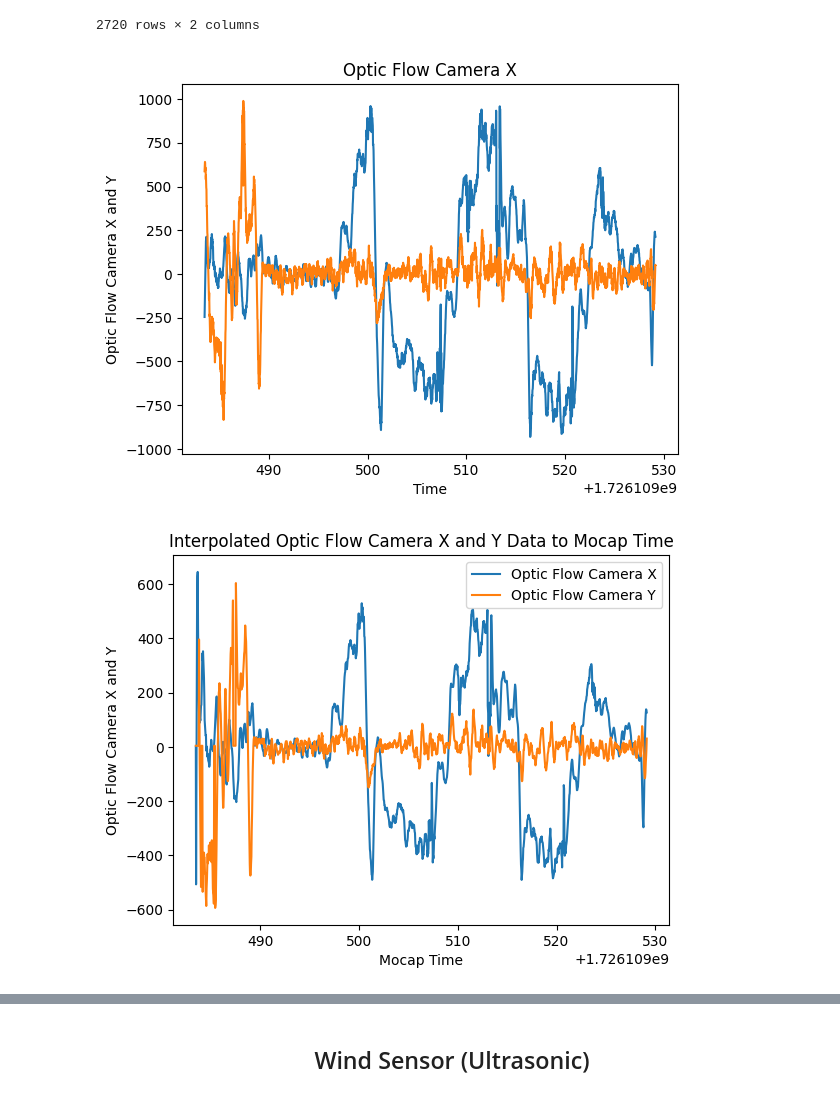
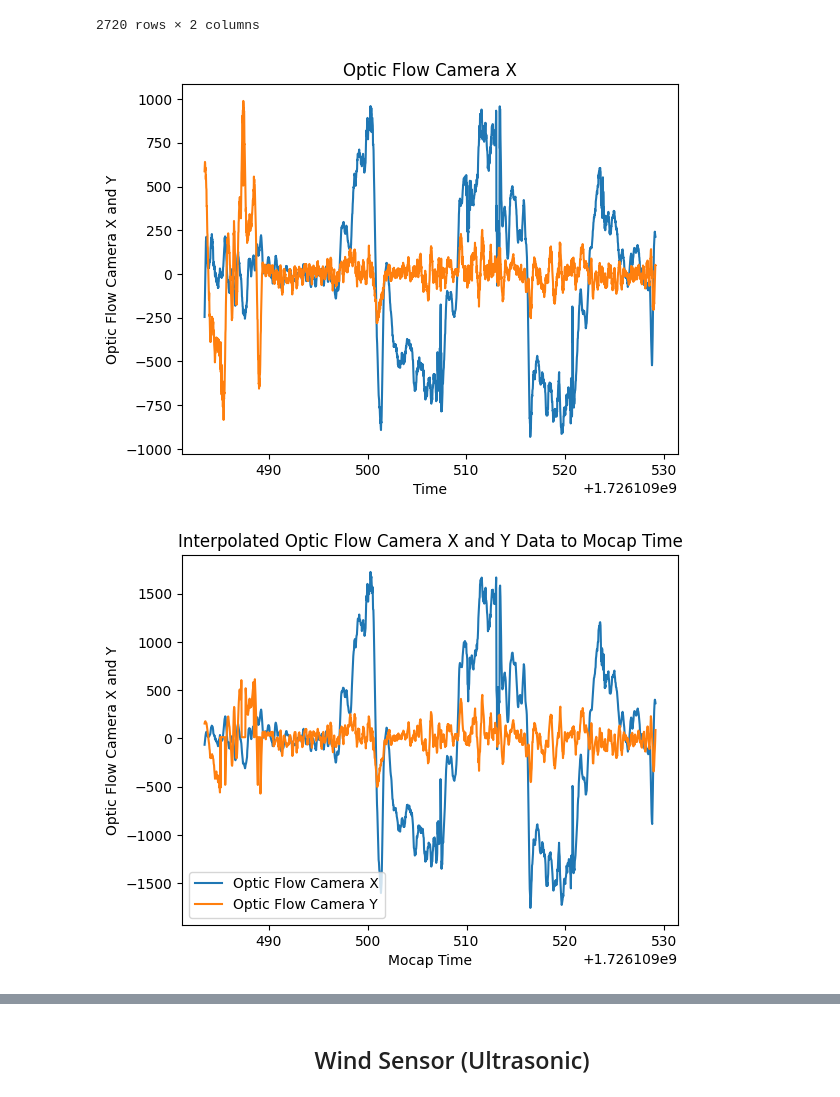
Before and after one commit to Alopez6991/Drone_AFRL, a Jupyter notebook: REAL_DATA_EKF.ipynb, the cells around one changed output, grey strips where cells are left out. Drawn from its saved outputs; the diff is of its cells as text; code cells hidden in the pictures.

```diff
--- a/REAL_DATA_EKF.ipynb
+++ b/REAL_DATA_EKF.ipynb
@@ -398,35 +398,35 @@ optic_flow_camera_y = data['optic_flow/camera/mean/y']['data']
 
 plt.plot(optic_flow_camera_x_time, optic_flow_camera_x)
 plt.plot(optic_flow_camera_y_time, optic_flow_camera_y)
 plt.title('Optic Flow Camera X')
 plt.xlabel('Time')
 plt.ylabel('Optic Flow Camera X and Y')
 plt.show()
 
 
 
 # interpolate optic flow camera data to mocap time
 optic_flow_camera_x_mocap_interp = interpolate_data(optic_flow_camera_x_time, optic_flow_camera_x, mocap_time)
 optic_flow_camera_y_mocap_interp = interpolate_data(optic_flow_camera_y_time, optic_flow_camera_y, mocap_time)
 
-optic_flow_camera_x_mocap_interp=np.divide(optic_flow_camera_x_mocap_interp, mocap_Z)
-optic_flow_camera_y_mocap_interp=np.divide(optic_flow_camera_y_mocap_interp, mocap_Z)
+optic_flow_camera_x_mocap_interp=np.multiply(optic_flow_camera_x_mocap_interp, mocap_Z)
+optic_flow_camera_y_mocap_interp=np.multiply(optic_flow_camera_y_mocap_interp, mocap_Z)
 
 optic_flow_camera_x_mocap_interp[np.abs(optic_flow_camera_x_mocap_interp - np.median(optic_flow_camera_x_mocap_interp)) > 3 * np.std(optic_flow_camera_x_mocap_interp)] = np.median(optic_flow_camera_x_mocap_interp)
 optic_flow_camera_y_mocap_interp[np.abs(optic_flow_camera_y_mocap_interp - np.median(optic_flow_camera_y_mocap_interp)) > 3 * np.std(optic_flow_camera_y_mocap_interp)] = np.median(optic_flow_camera_y_mocap_interp)
 
 
 
 # Plot the interpolated data
 plt.plot(mocap_time, optic_flow_camera_x_mocap_interp, label="Optic Flow Camera X")
 plt.plot(mocap_time, optic_flow_camera_y_mocap_interp, label="Optic Flow Camera Y")
 plt.title('Interpolated Optic Flow Camera X and Y Data to Mocap Time')
 plt.xlabel('Mocap Time')
 plt.ylabel('Optic Flow Camera X and Y')
 plt.legend()
 plt.show()
 # %% [output]
 [figure]
-[figure, old version]
+[figure, new version]
 # %%
 OFX=optic_flow_camera_x_mocap_interp
```
Also changed, not shown: parts of 20 cells of this notebook, 4 other files.
